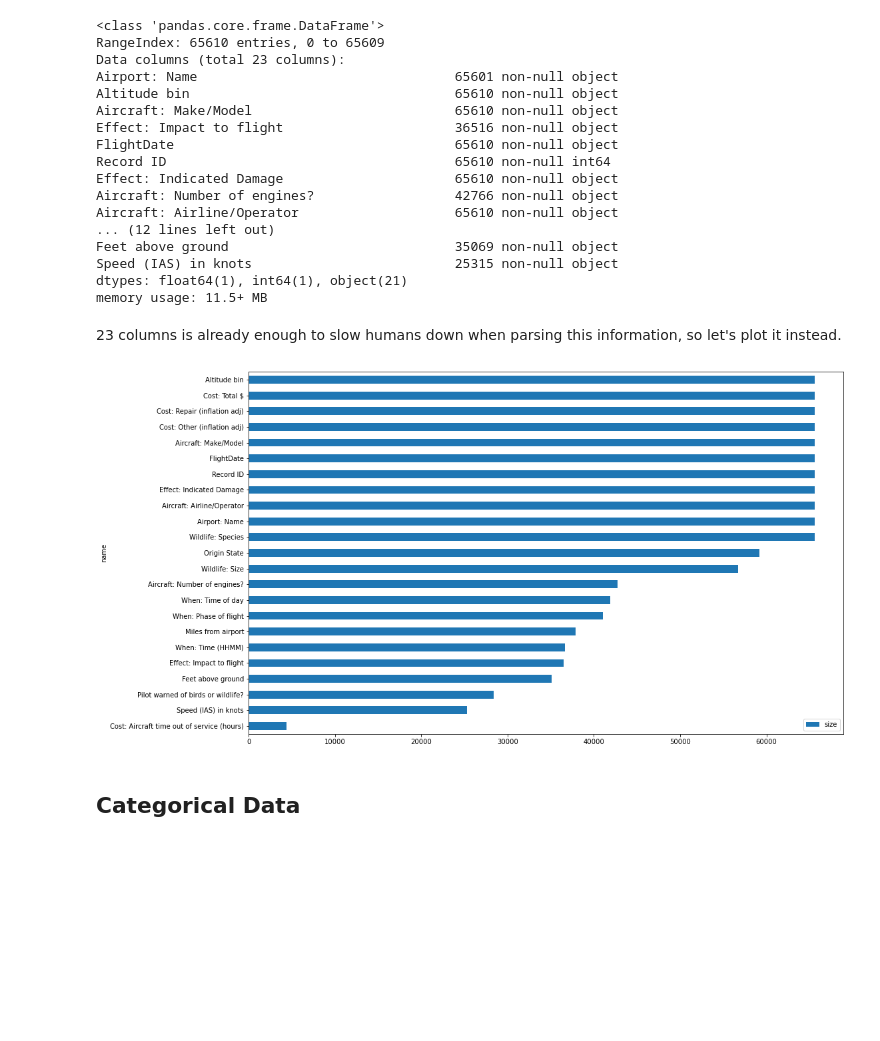
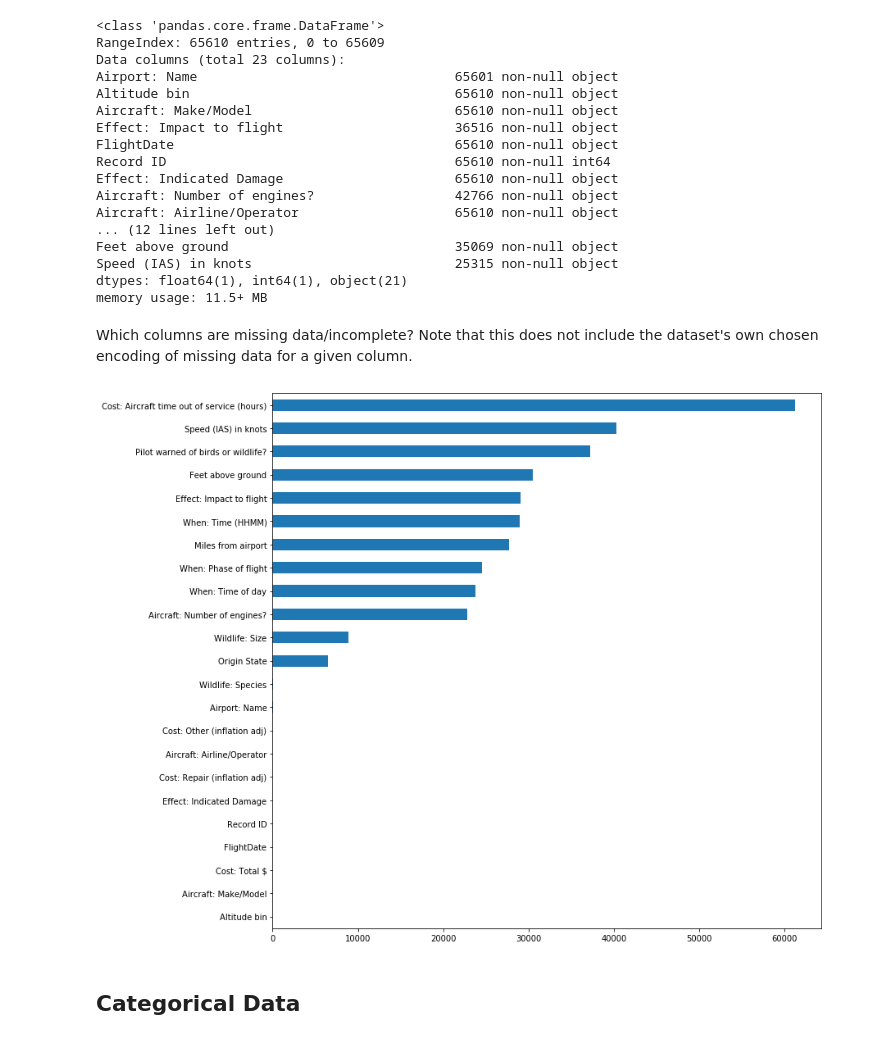
Before and after one commit to mikhas/sully, a Jupyter notebook: 00_eda.ipynb, the cells around one changed output. Saved outputs shown, nothing was run; the diff lists cells and outputs as text; code cells hidden in the pictures; blank space fills up the shorter version.

```diff
--- a/00_eda.ipynb
+++ b/00_eda.ipynb
@@ -72,5 +73,3 @@ Feet above ground                             35069 non-null object
 Speed (IAS) in knots                          25315 non-null object
 dtypes: float64(1), int64(1), object(21)
 memory usage: 11.5+ MB
-# %% [markdown]
-23 columns is already enough to slow humans down when parsing this information, so let's plot it instead.
@@ -84,7 +76,9 @@ def columnSizeNotNa(data:pd.DataFrame)->pd.DataFrame:
-# %%
-columnSizeNotNa(data).plot.barh(x='name', y='size', figsize=(16,10));
-# %% [output]
-[figure, removed]
+# %% [markdown]
+Which columns are missing data/incomplete? Note that this does not include the dataset's own chosen encoding of missing data for a given column.
+# %%
+data.isna().sum().sort_values().plot.barh(figsize=(12,12));
+# %% [output]
+[figure, added]
 # %% [markdown]
 ## Categorical Data
 # %% [markdown]
```
Also changed, not shown: parts of 15 cells of this notebook.
